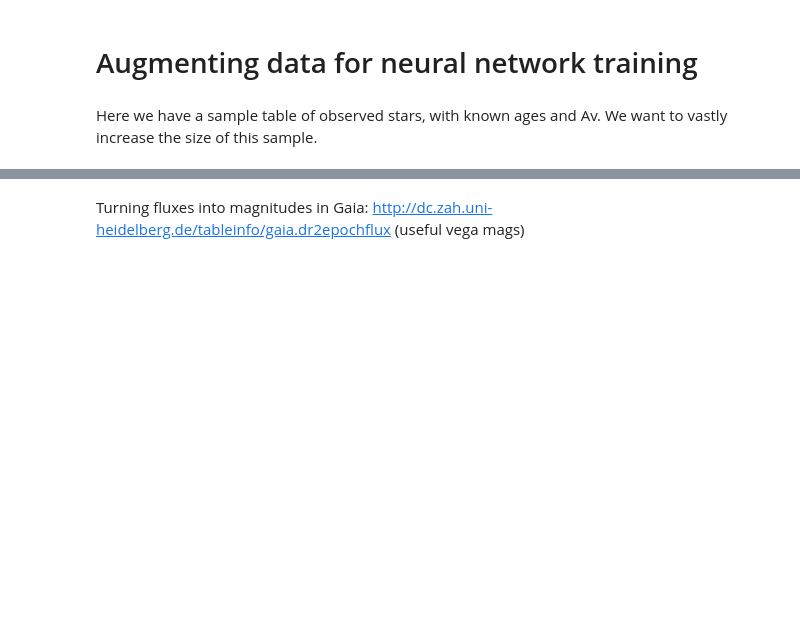
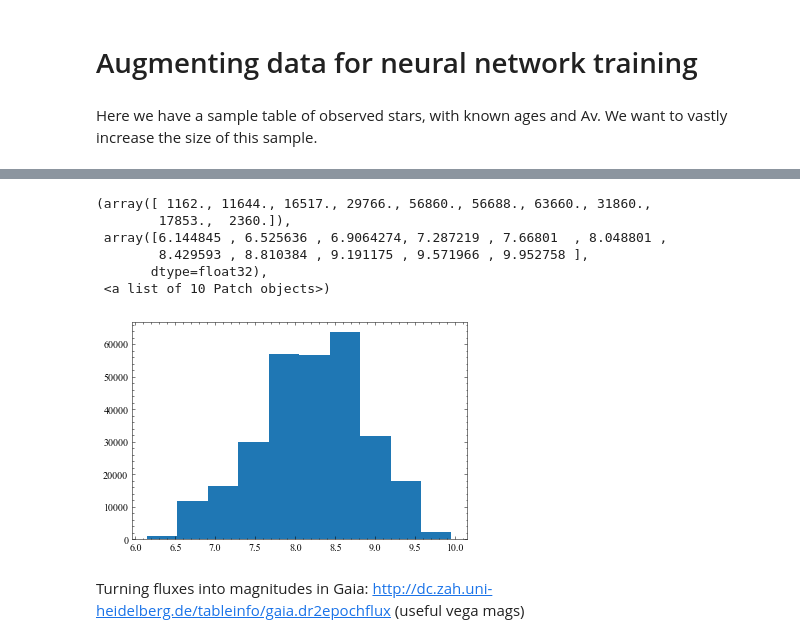
Before and after one commit to aidantmcb/YSO-ML, a Jupyter notebook: Code/DataAugmentation.ipynb, the cells around one changed output, grey strips where cells are left out. Cells and saved outputs as stored; diff of their text form; code cells hidden in the pictures; blank space fills up the shorter version.

```diff
--- a/Code/DataAugmentation.ipynb
+++ b/Code/DataAugmentation.ipynb
@@ -46,6 +46,16 @@ Table length=288370
 | 71521586416304768 | 1793 | 0.24633858 | 56.29218342394365 | 27.669102695375127 | 6.480275 | 9.402282 | -22.601774 | nan | nan | 163.68604427632084 | 163.68604427632084 | ... |
 | 2138109594118119680 | 471 | 0.96714854 | 294.63172669534237 | 53.28838537366528 | 12.443262 | 13.814562 | 42.135395 | 3.2055016 | 11.360767 | 85.66322413413714 | 85.66322413413714 | ... |
 | 5887251692926702080 | 1576 | 0.99333394 | 230.9922038230401 | -53.517694406749534 | 1.3864471 | 0.27167985 | -1.2065457 | 0.90146446 | 4.756463 | 324.4991682318042 | -35.50083176819578 | ... |
+# %%
+plt.hist(trData['AGE'])
+# %% [output]
+(array([ 1162., 11644., 16517., 29766., 56860., 56688., 63660., 31860.,
+        17853.,  2360.]),
+ array([6.144845 , 6.525636 , 6.9064274, 7.287219 , 7.66801  , 8.048801 ,
+        8.429593 , 8.810384 , 9.191175 , 9.571966 , 9.952758 ],
+       dtype=float32),
+ <a list of 10 Patch objects>)
+[figure, added]
 # %% [markdown]
 Turning fluxes into magnitudes in Gaia: http://dc.zah.uni-heidelberg.de/tableinfo/gaia.dr2epochflux (useful vega mags)
 # %%
```
Also changed, not shown: parts of 11 cells of this notebook, 9 other files.
